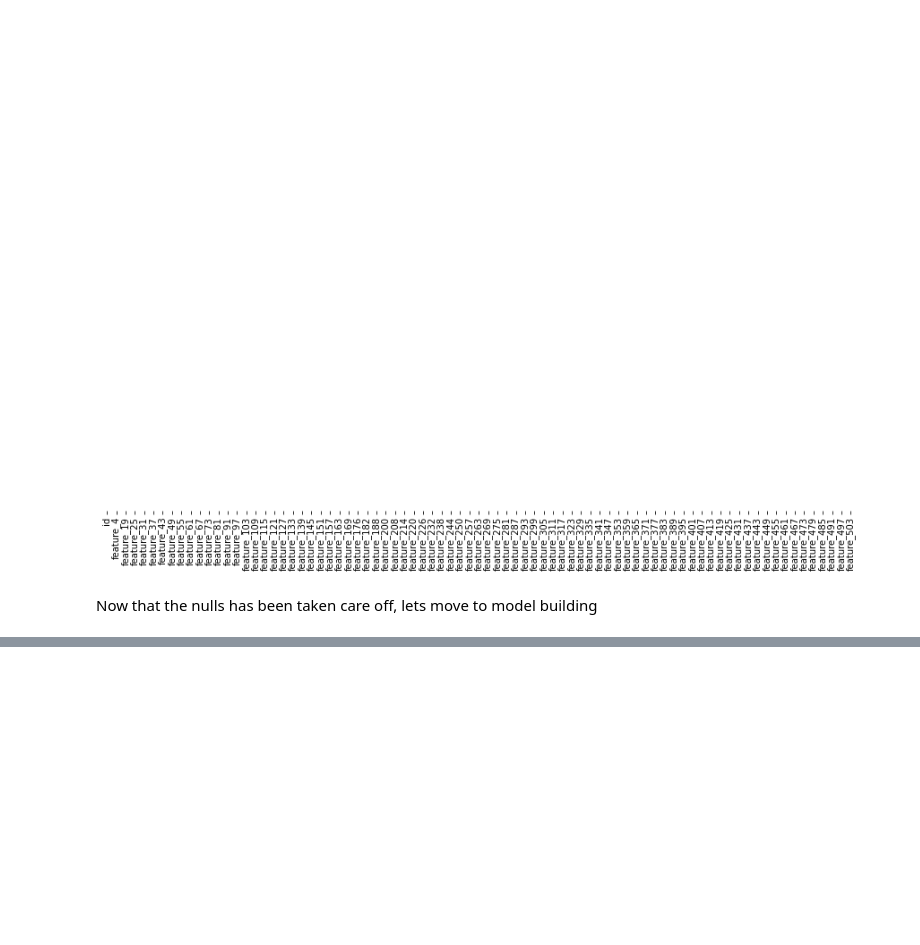
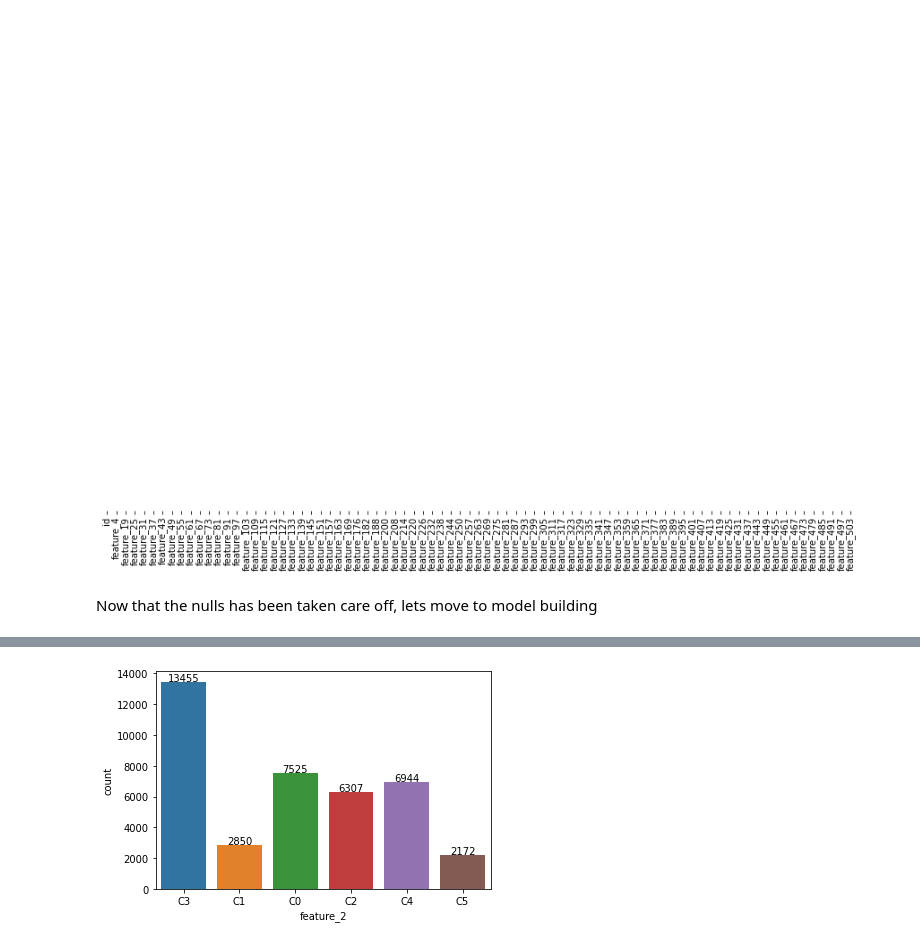
Before and after one commit to rohandawar/Netflix-Appetency, a Jupyter notebook: netflix-challange-nb-1.ipynb, the cells around one changed output, grey strips where cells are left out. Cells and saved outputs as stored; diff of their text form; code cells hidden in the pictures; blank space fills up the shorter version.

```diff
--- a/netflix-challange-nb-1.ipynb
+++ b/netflix-challange-nb-1.ipynb
@@ -450,0 +540,4 @@ Now that the nulls has been taken care off, lets move to model building
+# %%
+univariate(traindf,'feature_2')
+# %% [output]
+[figure, added]
```
Also changed, not shown: parts of 99 cells of this notebook.
